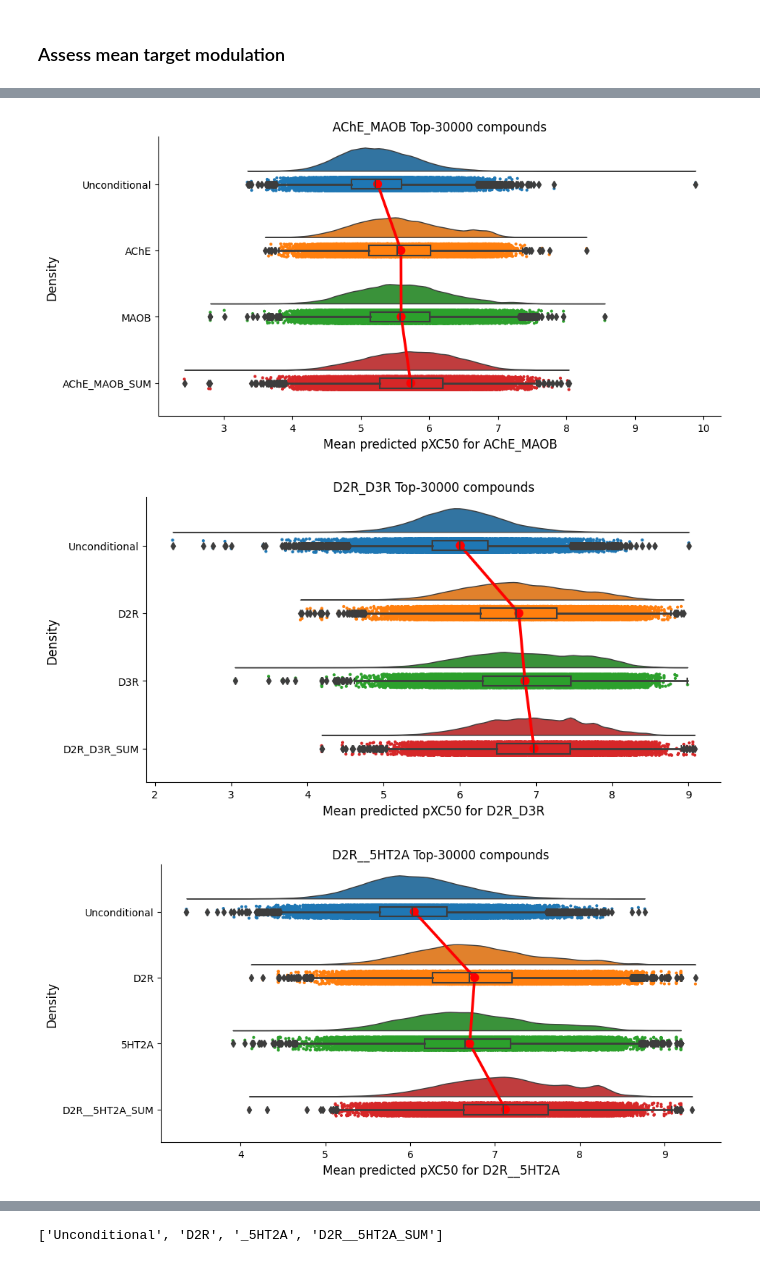
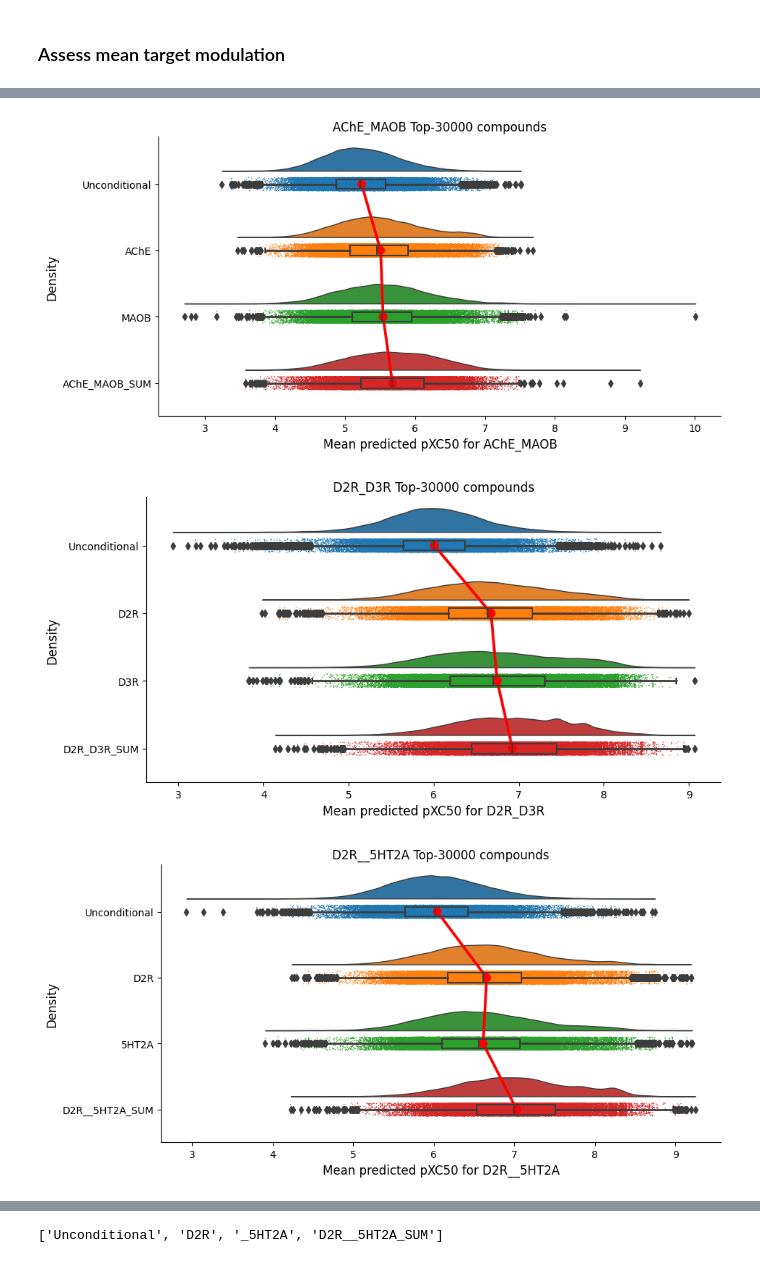
Before and after one commit to arthurcerveira/CoMPO-GPT, a Jupyter notebook: scripts/09-Data-Viz.ipynb, the cells around one changed output, grey strips where cells are left out. Saved outputs shown, nothing was run; the diff lists cells and outputs as text; code cells hidden in the pictures.

```diff
--- a/scripts/09-Data-Viz.ipynb
+++ b/scripts/09-Data-Viz.ipynb
@@ -79,7 +79,11 @@ for mts in dataframes_mt:
     col_preds = df.columns[1]
 
     count_invalid = len(df[df[col_preds].isna()])
-    print(f"{mts}: {count_invalid}")
+    print(f"{mts}: {count_invalid} invalid SMILES")
+
+    # Count duplicates
+    count_duplicates = df.duplicated(subset='SMILES').sum()
+    print(f"{mts}: {count_duplicates} duplicates")
 
     # Drop invalid smiles rows
     dataframes_mt[mts] = df.dropna(subset=[col_preds]).copy()
@@ -208,7 +211,7 @@ plt.show()
 # %%
 import ptitprince as pt
 
-num = 3000
+num = 30000
 agg = "SUM"
 
 multi_targets = [
@@ -404,35 +407,34 @@ pal=list(sns.color_palette("tab10"))
 for j, (ax, combination) in enumerate(zip(axes, multitarget_combination)):
     activity_column = f"{combination}_{ACT_TYPE}"
     df_list = list()
     # print(f"Combination: {activity_column}")
     fig, ax = plt.subplots(1, 1, figsize=(10, 5 * 1))
 
     gen_molecules = multitarget_combination[combination]["generated_molecules"]
     for gen_molecule in gen_molecules:
         # print(gen_molecule)
         # df = pd.read_csv(f'../generated_molecules/predicted_activity/{gen_molecule}_MTDD.csv')
         df = pd.read_csv(f'../generated_molecules/{EPOCHS}-epoch/predicted_activity/{gen_molecule}.csv')
         scenario = gen_molecule[1:] if gen_molecule.startswith("_") else gen_molecule
         df_filtered = df[activity_column].nlargest(n).to_frame().assign(Scenario=scenario).dropna(subset=[activity_column])
         df_list.append(df_filtered)
 
     activities = pd.concat(df_list).reset_index()
 
     pt.RainCloud(data=activities, x='Scenario', y=activity_column, bw=.1, ax=ax, palette=pal,
-                 orient="h")  # , pointplot = True)
-    # sns.kdeplot(data=df, x="pred_pXC50", bw_adjust=1, hue='Scenario',ax=axes[j], fill=True)
+                 orient="h", pointplot=True, point_size=1)
 
     ax.set_title('{} Top-{} compounds'.format(combination, n), fontsize=12)
     ax.spines['right'].set_visible(False)
     ax.spines['top'].set_visible(False)
     ax.set_ylabel("Density", fontsize=12)
     ax.set_xlabel(f"Mean predicted {ACT_TYPE} for {combination}", fontsize=12)
 
     plt.show()
 
 # plt.tight_layout()
 # plt.show()
 # %% [output]
-[figure, old version]
+[figure, new version]
-[figure, old version]
+[figure, new version]
-[figure, old version]
+[figure, new version]
```
Also changed, not shown: parts of 11 cells of this notebook, 1 other file.
